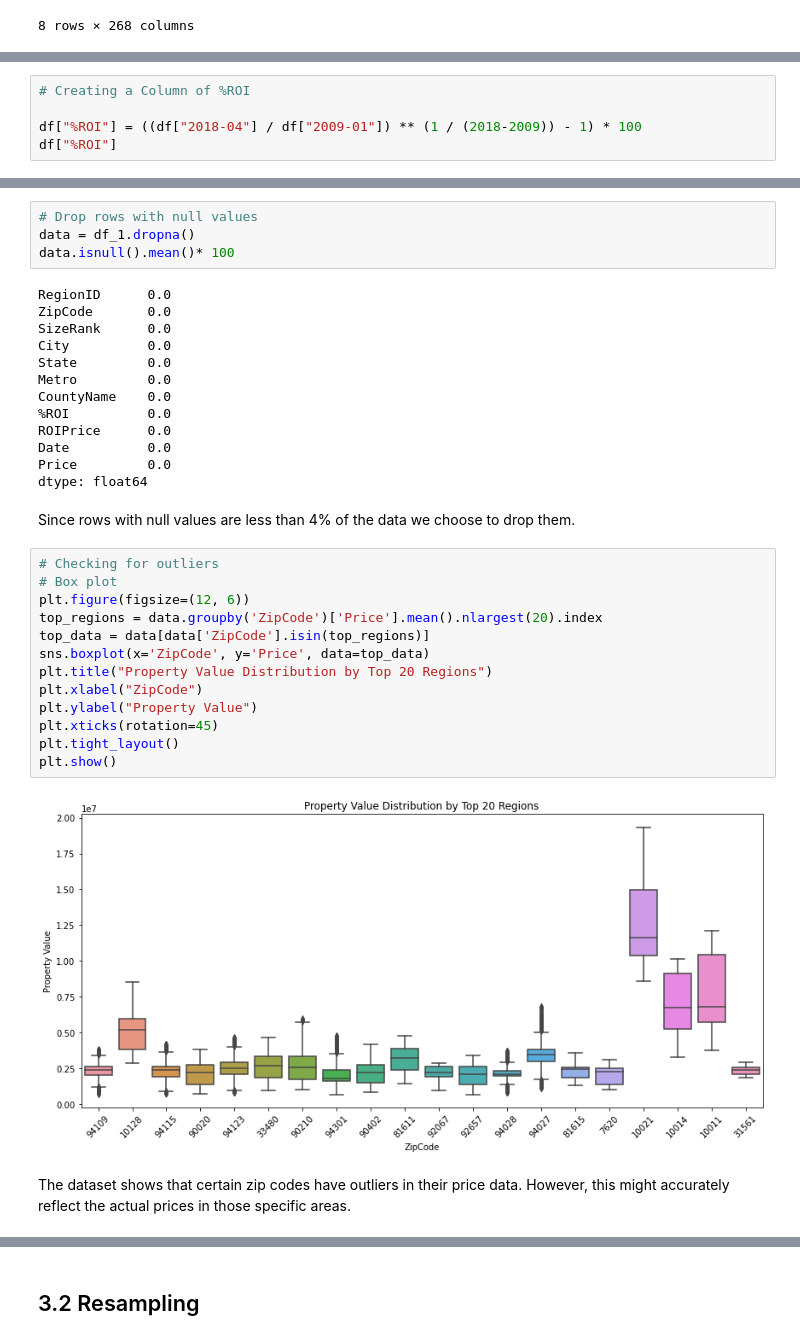
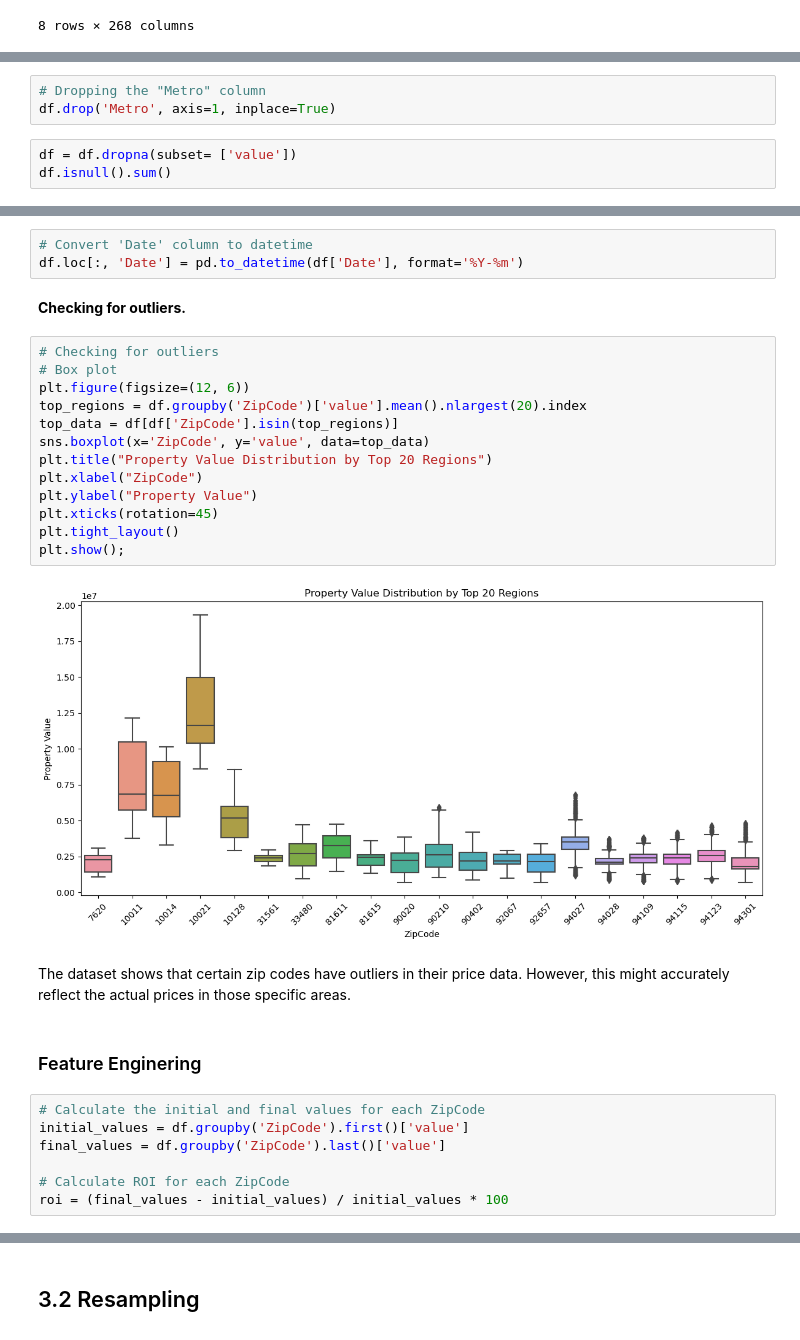
Before and after one commit to PaulMuniu/Phase-4-Group-Project, a Jupyter notebook: Student.ipynb, the cells around one changed output, grey strips where cells are left out. Cells and saved outputs as stored; diff of their text form.

```diff
--- a/Student.ipynb
+++ b/Student.ipynb
@@ -216,5 +212,0 @@ Name: ROIPrice, dtype: float64
-# %%
-# Creating a Column of %ROI
-
-df["%ROI"] = ((df["2018-04"] / df["2009-01"]) ** (1 / (2018-2009)) - 1) * 100
-df["%ROI"]
@@ -247,0 +227,6 @@ Index(['RegionID', 'RegionName', 'City', 'State', 'Metro', 'CountyName',
+# %%
+# Dropping the "Metro" column
+df.drop('Metro', axis=1, inplace=True)
+# %%
+df = df.dropna(subset= ['value'])
+df.isnull().sum()
@@ -376,36 +269,31 @@ dtype: float64
-# %%
-# Drop rows with null values
-data = df_1.dropna()
-data.isnull().mean()* 100
-# %% [output]
-RegionID      0.0
-ZipCode       0.0
-SizeRank      0.0
-City          0.0
-State         0.0
-Metro         0.0
-CountyName    0.0
-%ROI          0.0
-ROIPrice      0.0
-Date          0.0
-Price         0.0
-dtype: float64
-# %% [markdown]
-Since rows with null values are less than 4% of the data we choose to drop them.
+# %%
+# Convert 'Date' column to datetime
+df.loc[:, 'Date'] = pd.to_datetime(df['Date'], format='%Y-%m')
+# %% [markdown]
+**Checking for outliers.**
 # %%
 # Checking for outliers
 # Box plot
 plt.figure(figsize=(12, 6))
-top_regions = data.groupby('ZipCode')['Price'].mean().nlargest(20).index
-top_data = data[data['ZipCode'].isin(top_regions)]
-sns.boxplot(x='ZipCode', y='Price', data=top_data)
+top_regions = df.groupby('ZipCode')['value'].mean().nlargest(20).index
+top_data = df[df['ZipCode'].isin(top_regions)]
+sns.boxplot(x='ZipCode', y='value', data=top_data)
 plt.title("Property Value Distribution by Top 20 Regions")
 plt.xlabel("ZipCode")
 plt.ylabel("Property Value")
 plt.xticks(rotation=45)
 plt.tight_layout()
-plt.show()
+plt.show();
 # %% [output]
-[figure, old version]
+[figure, new version]
 # %% [markdown]
 The dataset shows that certain zip codes have outliers in their price data. However, this might accurately reflect the actual prices in those specific areas.
+# %% [markdown]
+### Feature Enginering
+# %%
+# Calculate the initial and final values for each ZipCode
+initial_values = df.groupby('ZipCode').first()['value']
+final_values = df.groupby('ZipCode').last()['value']
+
+# Calculate ROI for each ZipCode
+roi = (final_values - initial_values) / initial_values * 100
```
Also changed, not shown: parts of 41 cells of this notebook.
